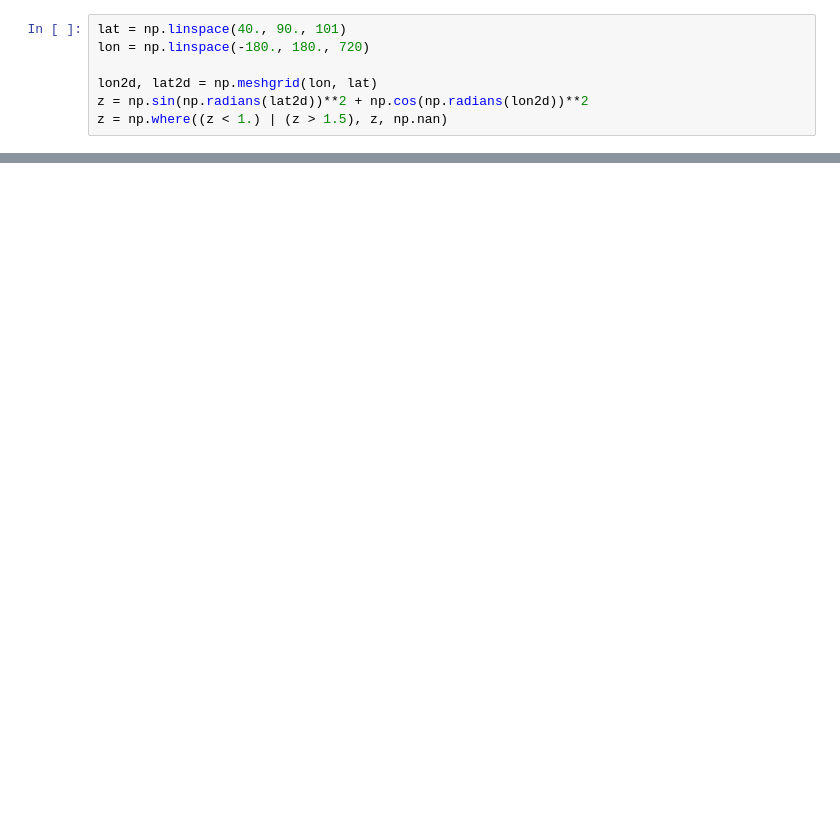
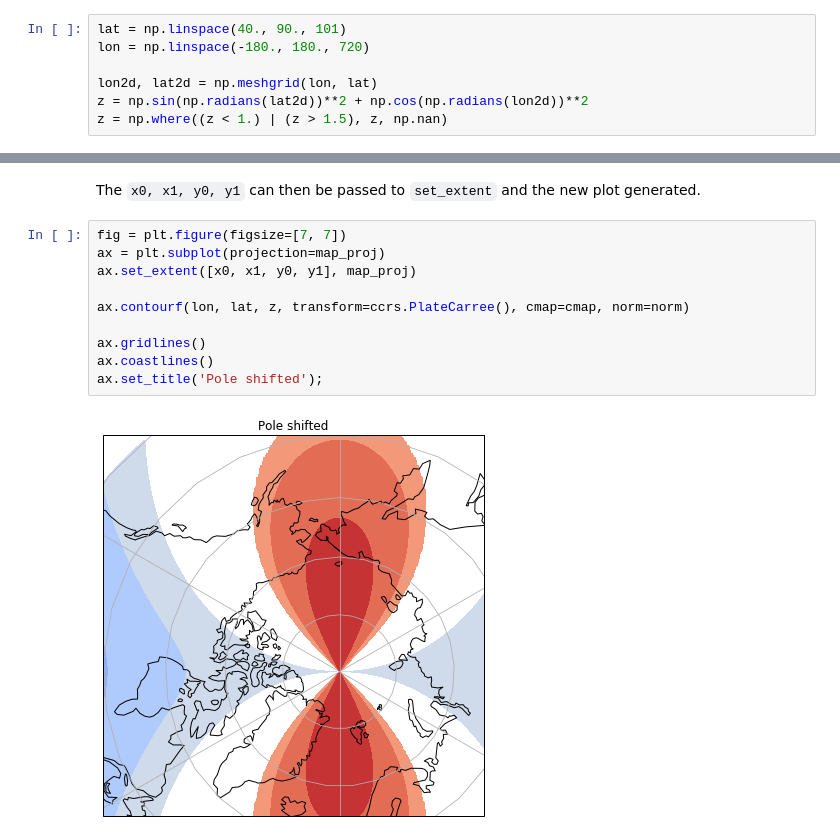
Before and after one commit to andypbarrett/BeringStraitHeatFlux, a Jupyter notebook: notebooks/test_map_extent_and_boundary.ipynb, the cells around one changed output, grey strips where cells are left out. Drawn from its saved outputs; the diff is of its cells as text; blank space fills up the shorter version.

````diff
--- a/notebooks/test_map_extent_and_boundary.ipynb
+++ b/notebooks/test_map_extent_and_boundary.ipynb
@@ -20,0 +55,14 @@ z = np.where((z < 1.) | (z > 1.5), z, np.nan)
+# %% [markdown]
+The ```x0, x1, y0, y1``` can then be passed to ```set_extent``` and the new plot generated.
+# %%
+fig = plt.figure(figsize=[7, 7])
+ax = plt.subplot(projection=map_proj)
+ax.set_extent([x0, x1, y0, y1], map_proj)
+
+ax.contourf(lon, lat, z, transform=ccrs.PlateCarree(), cmap=cmap, norm=norm)
+
+ax.gridlines()
+ax.coastlines()
+ax.set_title('Pole shifted');
+# %% [output]
+[figure, added]
````
Also changed, not shown: parts of 14 cells of this notebook.
